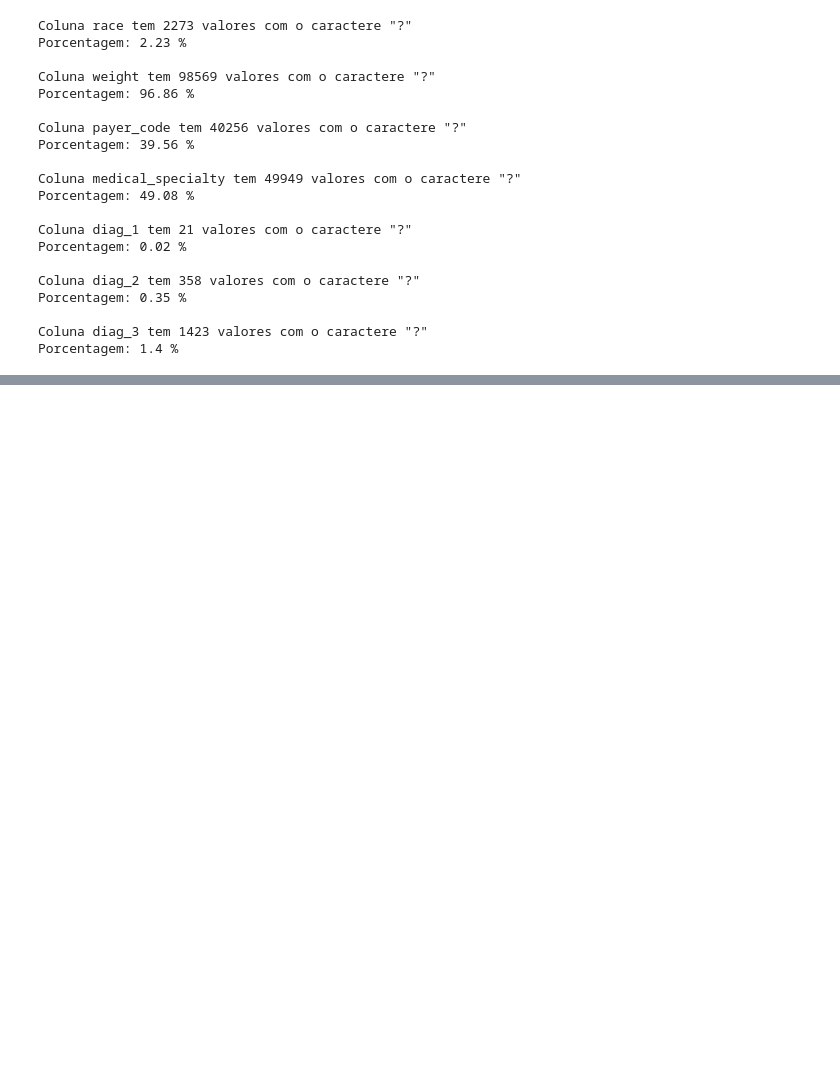
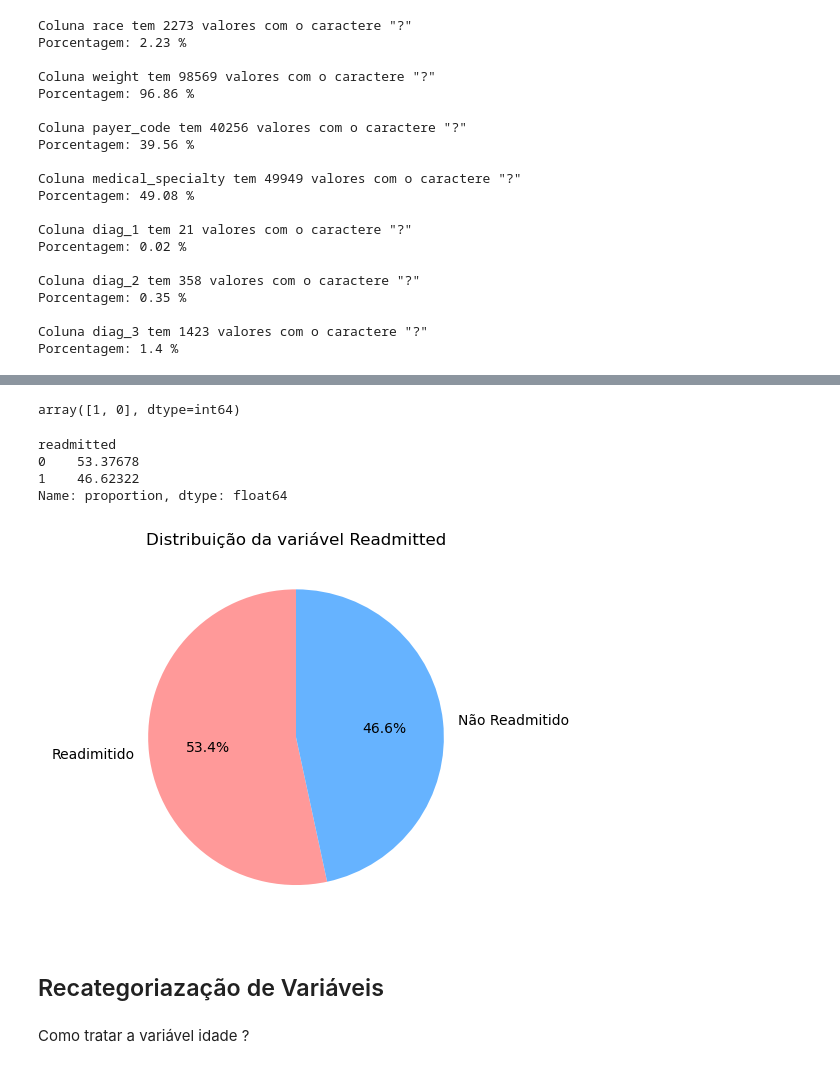
Before and after one commit to itgoncalves/projeto-7, a Jupyter notebook: Projeto 7-1.ipynb, the cells around one changed output, grey strips where cells are left out. Drawn from its saved outputs; the diff is of its cells as text; code cells hidden in the pictures; blank space fills up the shorter version.

```diff
--- a/Projeto 7-1.ipynb
+++ b/Projeto 7-1.ipynb
@@ -157,0 +168,7 @@ Porcentagem: 1.4 %
+# %%
+# Excluindo os valores com o caractere "?" e também os valores com informação Unknown/Invalid na coluna gender #
+df = df[(df['race'] != '?') &
+		(df['diag_1'] != '?') &
+		(df['diag_2'] != '?') &
+		(df['diag_3'] != '?') &
+		(df['gender'] != 'Unknown/Invalid')]
@@ -157,0 +200,6 @@ Porcentagem: 1.4 %
+# %%
+# Verificadondo se existe colunas com varriáveis constantes no dataset #:
+for col in df.columns:
+    if df[col].nunique() == 1:
+        print('Coluna', col, 'é constante e será excluída')
+        df = df.drop(col, axis=1)
@@ -157,0 +225,4 @@ Porcentagem: 1.4 %
+# %%
+# Excluindo as colunas que tem valores ausentes #:
+df = df.drop(['max_glu_serum', 'A1Cresult'], axis=1)
+df.shape
@@ -157,0 +252,34 @@ Porcentagem: 1.4 %
+# %%
+# Substituindo os valores de readmitted para 0 e 1 #:
+df['readmitted'] = df['readmitted'].replace({'NO': 0, '<30': 1, '>30': 1})
+# %%
+# Verificando os valores únicos da coluna readmitted #:
+df['readmitted'].unique()
+# %% [output]
+array([1, 0], dtype=int64)
+# %%
+# Verificado o percentual de cada classe da coluna readmitted #:
+df['readmitted'].value_counts(normalize=True) * 100
+# %% [output]
+readmitted
+0    53.37678
+1    46.62322
+Name: proportion, dtype: float64
+# %%
+# Verificando de forma gráfica o percentual de cada classe da coluna readmitted #:
+labels =['Readimitido', 'Não Readmitido']
+
+sizes = df['readmitted'].value_counts(normalize=True) * 100
+
+colors = ['#ff9999','#66b3ff']
+
+plt.axis('equal')  # Equal aspect ratio ensures that pie is drawn as a circle.
+plt.pie(sizes, labels=labels, colors=colors, autopct='%1.1f%%', startangle=90)
+plt.title('Distribuição da variável Readmitted')
+plt.show()
+# %% [output]
+[figure, added]
+# %% [markdown]
+## Recategoriazação de Variáveis
+# %% [markdown]
+Como tratar a variável idade ?
```
Also changed, not shown: parts of 23 cells of this notebook.
